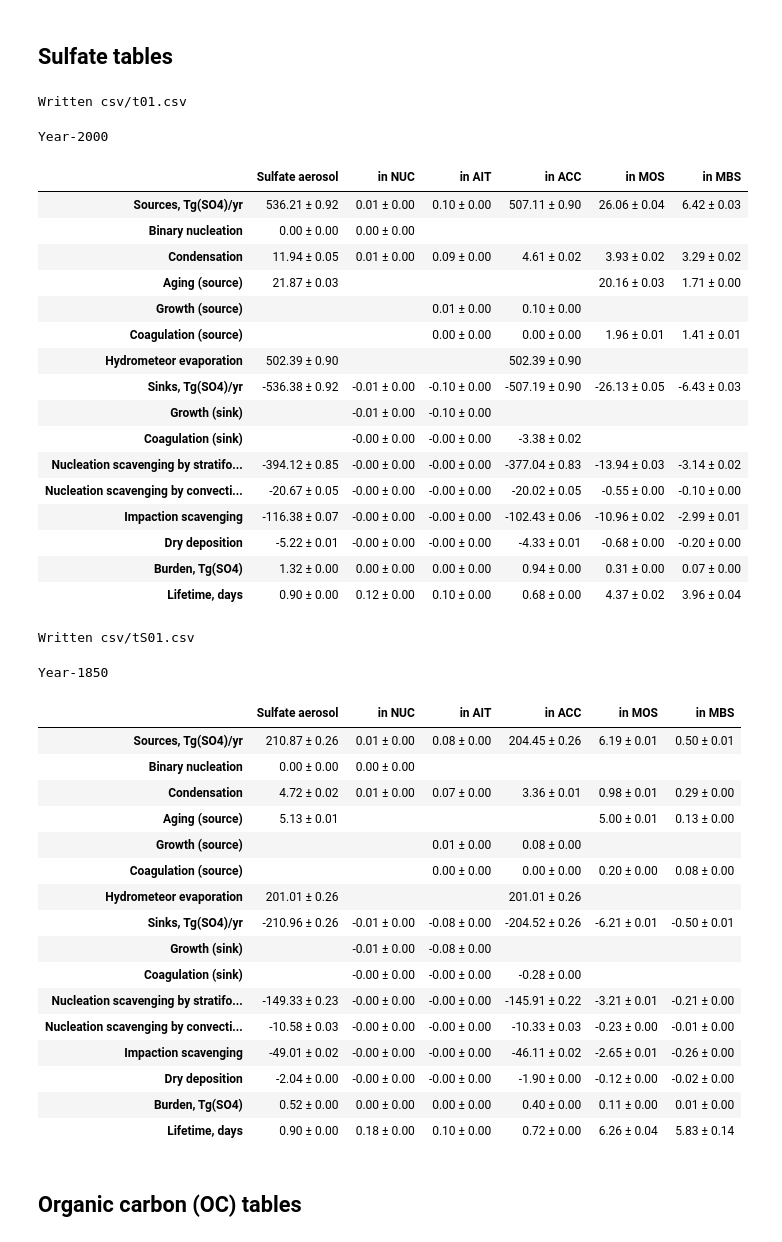
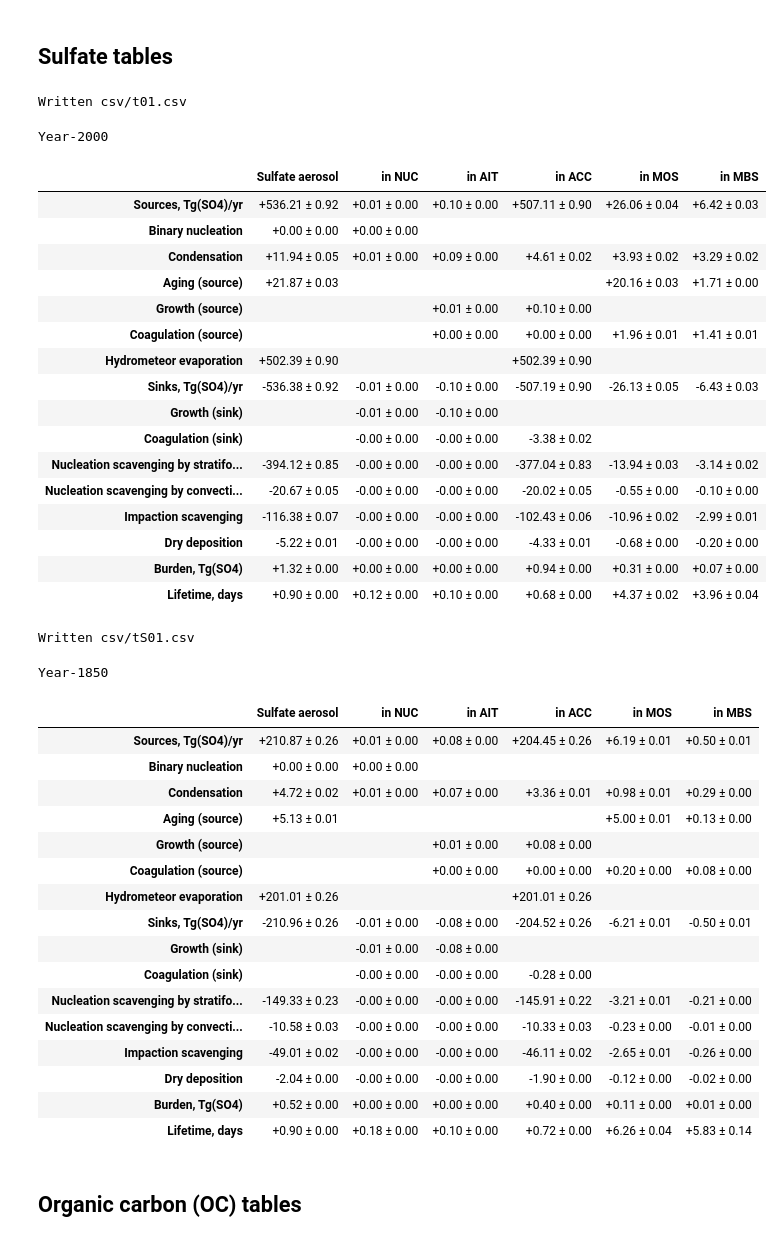
Before and after one commit to grandey/p17c-marc-comparison, a Jupyter notebook: analysis_draft2017b/budget_tables_draft2017b.ipynb, the cells around one changed output. Drawn from its saved outputs; the diff is of its cells as text; code cells hidden in the pictures.

Commit message:
budget_tables_draft2017b.ipynb: adding + signs to positive values
Also changing “sea-salt” to “sea salt”.

```diff
--- a/analysis_draft2017b/budget_tables_draft2017b.ipynb
+++ b/analysis_draft2017b/budget_tables_draft2017b.ipynb
@@ -228,41 +228,42 @@ sul_error_2000_df = error_2000_df[sul_cols]
 # Drop rows with no data
 sul_mean_2000_df = sul_mean_2000_df.dropna(how='all')
 sul_error_2000_df = sul_error_2000_df.dropna(how='all')
 # Convert values to strings
-sul_mean_2000_df = sul_mean_2000_df.applymap(lambda x: '%.2f' % x)
+sul_mean_2000_df = sul_mean_2000_df.applymap(lambda x: '%+.2f' % x)
 sul_error_2000_df = sul_error_2000_df.applymap(lambda x: '%.2f' % x)
 # Combine mean and standard error strings
 sul_2000_df = sul_mean_2000_df + ' ± ' + sul_error_2000_df
 # Replace 'nan ± nan' with ''
 sul_2000_df = sul_2000_df.replace('nan ± nan', '')
+sul_2000_df = sul_2000_df.replace('+nan ± nan', '')
 # Rename columns
 sul_2000_df = sul_2000_df.rename(index=str, columns={'tSUL': 'Sulfate aerosol',
                                                      'NUC': 'in NUC',
                                                      'AIT': 'in AIT',
                                                      'ACC': 'in ACC',
                                                      'SIMOS': 'in MOS',
                                                      'SIMBS': 'in MBS'})
 # Replace Tg with Tg(SO4)
 for i in sul_2000_df.index:  # not an efficient method, but it works!
     if 'Tg' in i:
         sul_2000_df = sul_2000_df.rename({i: 'Tg(SO4)'.join(i.split('Tg'))})
 # Save to CSV
 out_filename = 'csv/t01.csv'
 sul_2000_df.to_csv(out_filename)
 print('Written {}'.format(out_filename))
 # Display
 sul_2000_df.style.set_caption('Year-2000')
 # %% [output]
 Written csv/t01.csv
 Year-2000
 |  | Sulfate aerosol | in NUC | in AIT | in ACC | in MOS | in MBS |
-| Sources, Tg(SO4)/yr | 536.21 ± 0.92 | 0.01 ± 0.00 | 0.10 ± 0.00 | 507.11 ± 0.90 | 26.06 ± 0.04 | 6.42 ± 0.03 |
-| Binary nucleation | 0.00 ± 0.00 | 0.00 ± 0.00 |  |  |  |  |
-| Condensation | 11.94 ± 0.05 | 0.01 ± 0.00 | 0.09 ± 0.00 | 4.61 ± 0.02 | 3.93 ± 0.02 | 3.29 ± 0.02 |
-| Aging (source) | 21.87 ± 0.03 |  |  |  | 20.16 ± 0.03 | 1.71 ± 0.00 |
-| Growth (source) |  |  | 0.01 ± 0.00 | 0.10 ± 0.00 |  |  |
-| Coagulation (source) |  |  | 0.00 ± 0.00 | 0.00 ± 0.00 | 1.96 ± 0.01 | 1.41 ± 0.01 |
-| Hydrometeor evaporation | 502.39 ± 0.90 |  |  | 502.39 ± 0.90 |  |  |
+| Sources, Tg(SO4)/yr | +536.21 ± 0.92 | +0.01 ± 0.00 | +0.10 ± 0.00 | +507.11 ± 0.90 | +26.06 ± 0.04 | +6.42 ± 0.03 |
+| Binary nucleation | +0.00 ± 0.00 | +0.00 ± 0.00 |  |  |  |  |
+| Condensation | +11.94 ± 0.05 | +0.01 ± 0.00 | +0.09 ± 0.00 | +4.61 ± 0.02 | +3.93 ± 0.02 | +3.29 ± 0.02 |
+| Aging (source) | +21.87 ± 0.03 |  |  |  | +20.16 ± 0.03 | +1.71 ± 0.00 |
+| Growth (source) |  |  | +0.01 ± 0.00 | +0.10 ± 0.00 |  |  |
+| Coagulation (source) |  |  | +0.00 ± 0.00 | +0.00 ± 0.00 | +1.96 ± 0.01 | +1.41 ± 0.01 |
+| Hydrometeor evaporation | +502.39 ± 0.90 |  |  | +502.39 ± 0.90 |  |  |
 | Sinks, Tg(SO4)/yr | -536.38 ± 0.92 | -0.01 ± 0.00 | -0.10 ± 0.00 | -507.19 ± 0.90 | -26.13 ± 0.05 | -6.43 ± 0.03 |
 | Growth (sink) |  | -0.01 ± 0.00 | -0.10 ± 0.00 |  |  |  |
 | Coagulation (sink) |  | -0.00 ± 0.00 | -0.00 ± 0.00 | -3.38 ± 0.02 |  |  |
@@ -270,8 +271,8 @@ Year-2000
 | Nucleation scavenging by convecti... | -20.67 ± 0.05 | -0.00 ± 0.00 | -0.00 ± 0.00 | -20.02 ± 0.05 | -0.55 ± 0.00 | -0.10 ± 0.00 |
 | Impaction scavenging | -116.38 ± 0.07 | -0.00 ± 0.00 | -0.00 ± 0.00 | -102.43 ± 0.06 | -10.96 ± 0.02 | -2.99 ± 0.01 |
 | Dry deposition | -5.22 ± 0.01 | -0.00 ± 0.00 | -0.00 ± 0.00 | -4.33 ± 0.01 | -0.68 ± 0.00 | -0.20 ± 0.00 |
-| Burden, Tg(SO4) | 1.32 ± 0.00 | 0.00 ± 0.00 | 0.00 ± 0.00 | 0.94 ± 0.00 | 0.31 ± 0.00 | 0.07 ± 0.00 |
-| Lifetime, days | 0.90 ± 0.00 | 0.12 ± 0.00 | 0.10 ± 0.00 | 0.68 ± 0.00 | 4.37 ± 0.02 | 3.96 ± 0.04 |
+| Burden, Tg(SO4) | +1.32 ± 0.00 | +0.00 ± 0.00 | +0.00 ± 0.00 | +0.94 ± 0.00 | +0.31 ± 0.00 | +0.07 ± 0.00 |
+| Lifetime, days | +0.90 ± 0.00 | +0.12 ± 0.00 | +0.10 ± 0.00 | +0.68 ± 0.00 | +4.37 ± 0.02 | +3.96 ± 0.04 |
 # %%
 # Year-1850
 # Extract sulfate data
@@ -281,12 +282,13 @@ sul_error_1850_df = error_1850_df[sul_cols]
 sul_mean_1850_df = sul_mean_1850_df.dropna(how='all')
 sul_error_1850_df = sul_error_1850_df.dropna(how='all')
 # Convert values to strings
-sul_mean_1850_df = sul_mean_1850_df.applymap(lambda x: '%.2f' % x)
+sul_mean_1850_df = sul_mean_1850_df.applymap(lambda x: '%+.2f' % x)
 sul_error_1850_df = sul_error_1850_df.applymap(lambda x: '%.2f' % x)
 # Combine mean and standard error strings
 sul_1850_df = sul_mean_1850_df + ' ± ' + sul_error_1850_df
 # Replace 'nan ± nan' with ''
 sul_1850_df = sul_1850_df.replace('nan ± nan', '')
+sul_1850_df = sul_1850_df.replace('+nan ± nan', '')
 # Rename columns
 sul_1850_df = sul_1850_df.rename(index=str, columns={'tSUL': 'Sulfate aerosol',
                                                      'NUC': 'in NUC',
@@ -308,13 +310,13 @@ sul_1850_df.style.set_caption('Year-1850')
 Written csv/tS01.csv
 Year-1850
 |  | Sulfate aerosol | in NUC | in AIT | in ACC | in MOS | in MBS |
-| Sources, Tg(SO4)/yr | 210.87 ± 0.26 | 0.01 ± 0.00 | 0.08 ± 0.00 | 204.45 ± 0.26 | 6.19 ± 0.01 | 0.50 ± 0.01 |
-| Binary nucleation | 0.00 ± 0.00 | 0.00 ± 0.00 |  |  |  |  |
-| Condensation | 4.72 ± 0.02 | 0.01 ± 0.00 | 0.07 ± 0.00 | 3.36 ± 0.01 | 0.98 ± 0.01 | 0.29 ± 0.00 |
-| Aging (source) | 5.13 ± 0.01 |  |  |  | 5.00 ± 0.01 | 0.13 ± 0.00 |
-| Growth (source) |  |  | 0.01 ± 0.00 | 0.08 ± 0.00 |  |  |
-| Coagulation (source) |  |  | 0.00 ± 0.00 | 0.00 ± 0.00 | 0.20 ± 0.00 | 0.08 ± 0.00 |
-| Hydrometeor evaporation | 201.01 ± 0.26 |  |  | 201.01 ± 0.26 |  |  |
+| Sources, Tg(SO4)/yr | +210.87 ± 0.26 | +0.01 ± 0.00 | +0.08 ± 0.00 | +204.45 ± 0.26 | +6.19 ± 0.01 | +0.50 ± 0.01 |
+| Binary nucleation | +0.00 ± 0.00 | +0.00 ± 0.00 |  |  |  |  |
+| Condensation | +4.72 ± 0.02 | +0.01 ± 0.00 | +0.07 ± 0.00 | +3.36 ± 0.01 | +0.98 ± 0.01 | +0.29 ± 0.00 |
+| Aging (source) | +5.13 ± 0.01 |  |  |  | +5.00 ± 0.01 | +0.13 ± 0.00 |
+| Growth (source) |  |  | +0.01 ± 0.00 | +0.08 ± 0.00 |  |  |
+| Coagulation (source) |  |  | +0.00 ± 0.00 | +0.00 ± 0.00 | +0.20 ± 0.00 | +0.08 ± 0.00 |
+| Hydrometeor evaporation | +201.01 ± 0.26 |  |  | +201.01 ± 0.26 |  |  |
 | Sinks, Tg(SO4)/yr | -210.96 ± 0.26 | -0.01 ± 0.00 | -0.08 ± 0.00 | -204.52 ± 0.26 | -6.21 ± 0.01 | -0.50 ± 0.01 |
 | Growth (sink) |  | -0.01 ± 0.00 | -0.08 ± 0.00 |  |  |  |
 | Coagulation (sink) |  | -0.00 ± 0.00 | -0.00 ± 0.00 | -0.28 ± 0.00 |  |  |
@@ -322,8 +324,8 @@ Year-1850
 | Nucleation scavenging by convecti... | -10.58 ± 0.03 | -0.00 ± 0.00 | -0.00 ± 0.00 | -10.33 ± 0.03 | -0.23 ± 0.00 | -0.01 ± 0.00 |
 | Impaction scavenging | -49.01 ± 0.02 | -0.00 ± 0.00 | -0.00 ± 0.00 | -46.11 ± 0.02 | -2.65 ± 0.01 | -0.26 ± 0.00 |
 | Dry deposition | -2.04 ± 0.00 | -0.00 ± 0.00 | -0.00 ± 0.00 | -1.90 ± 0.00 | -0.12 ± 0.00 | -0.02 ± 0.00 |
-| Burden, Tg(SO4) | 0.52 ± 0.00 | 0.00 ± 0.00 | 0.00 ± 0.00 | 0.40 ± 0.00 | 0.11 ± 0.00 | 0.01 ± 0.00 |
-| Lifetime, days | 0.90 ± 0.00 | 0.18 ± 0.00 | 0.10 ± 0.00 | 0.72 ± 0.00 | 6.26 ± 0.04 | 5.83 ± 0.14 |
+| Burden, Tg(SO4) | +0.52 ± 0.00 | +0.00 ± 0.00 | +0.00 ± 0.00 | +0.40 ± 0.00 | +0.11 ± 0.00 | +0.01 ± 0.00 |
+| Lifetime, days | +0.90 ± 0.00 | +0.18 ± 0.00 | +0.10 ± 0.00 | +0.72 ± 0.00 | +6.26 ± 0.04 | +5.83 ± 0.14 |
 # %% [markdown]
 ## Organic carbon (OC) tables
 # %%
```
Also changed, not shown: parts of 9 cells of this notebook, 8 other files.
